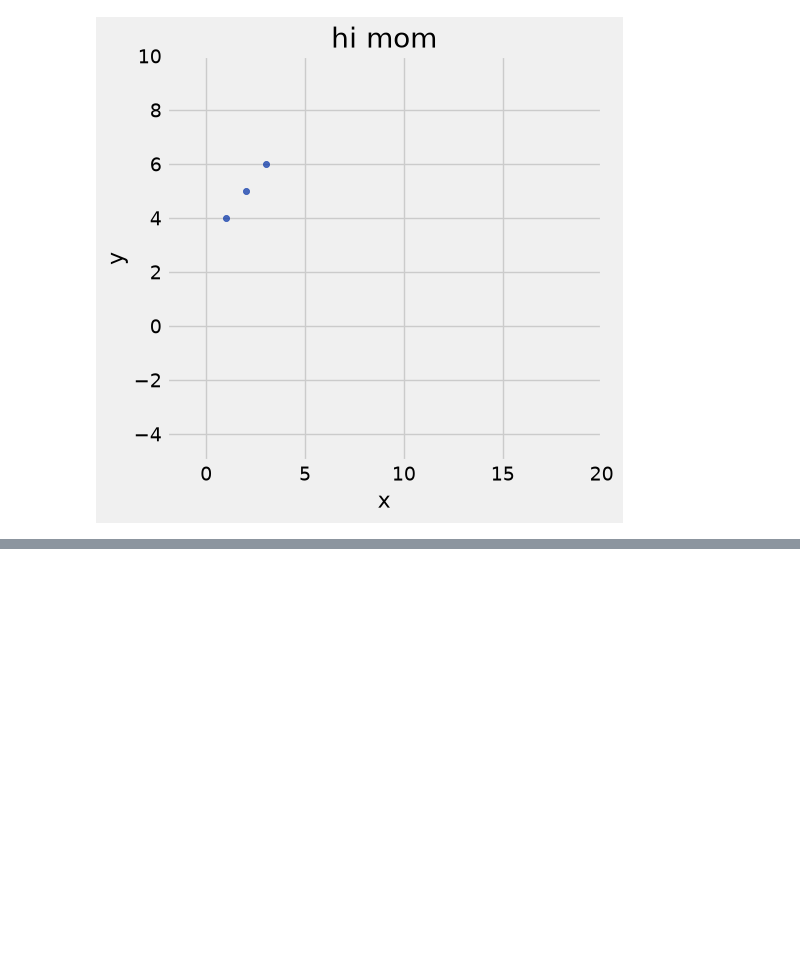
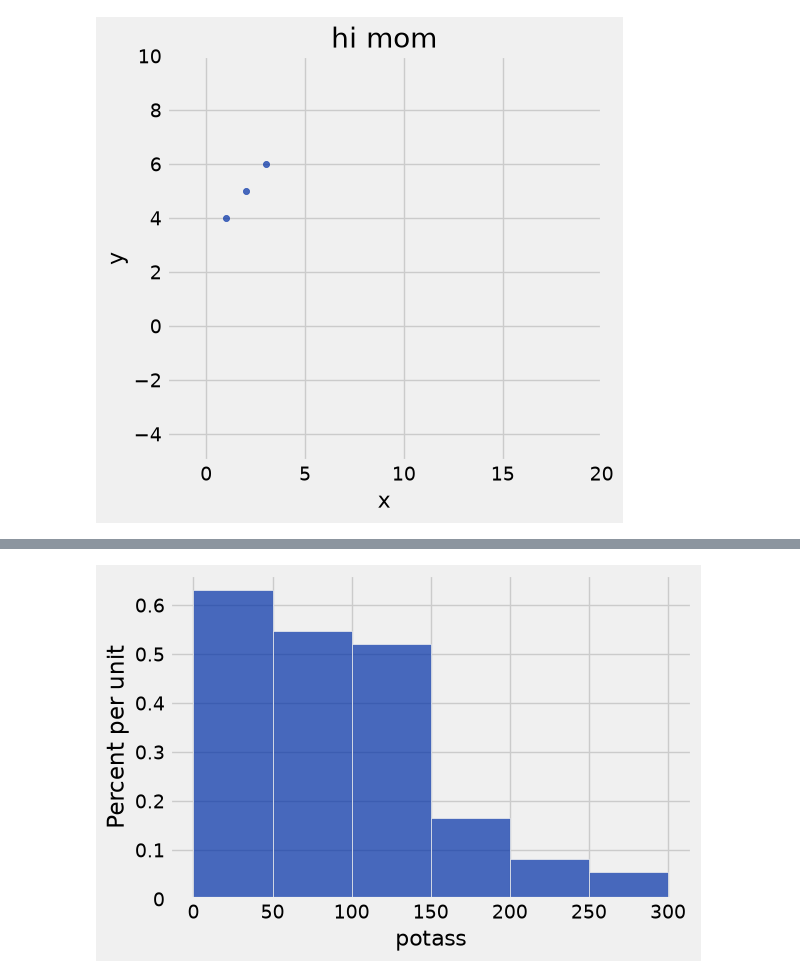
Before and after one commit to lawtonsclass/f26-code-from-class, a Jupyter notebook: data8/ch07.ipynb, the cells around one changed output, grey strips where cells are left out. Drawn from its saved outputs; the diff is of its cells as text; code cells hidden in the pictures; blank space fills up the shorter version.

```diff
--- a/data8/ch07.ipynb
+++ b/data8/ch07.ipynb
@@ -651,0 +695,4 @@ plots.xlim(-2, 20); # a semicolon here prevents the default output of the last l
+# %%
+cereal.hist('potass', bins=np.arange(0, 350, 50))
+# %% [output]
+[figure, added]
```
Also changed, not shown: parts of 12 cells of this notebook.
